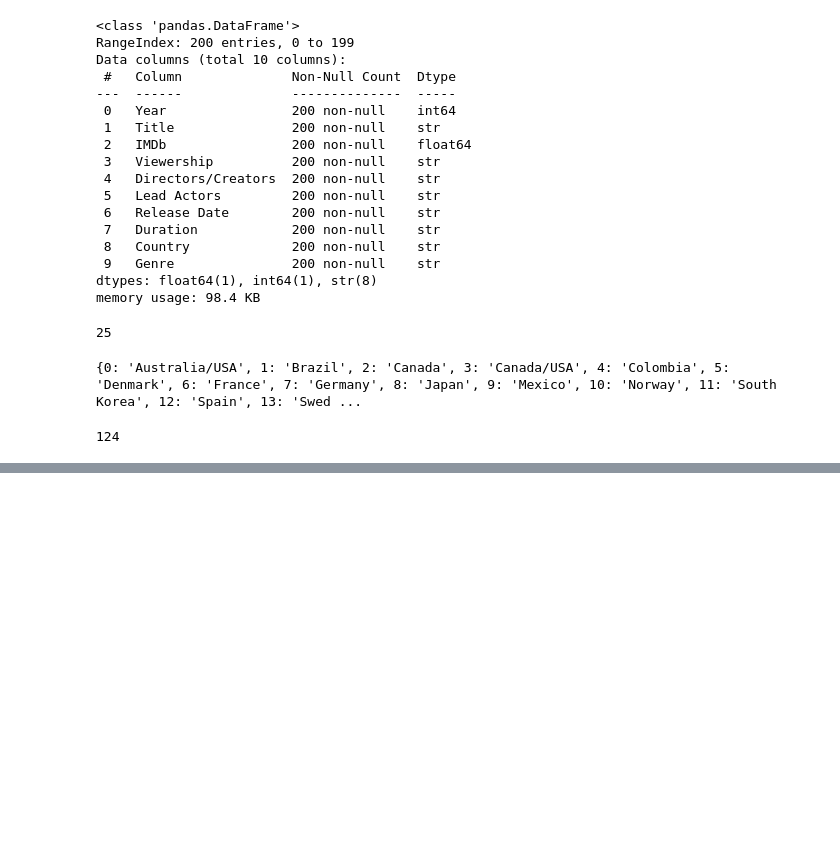
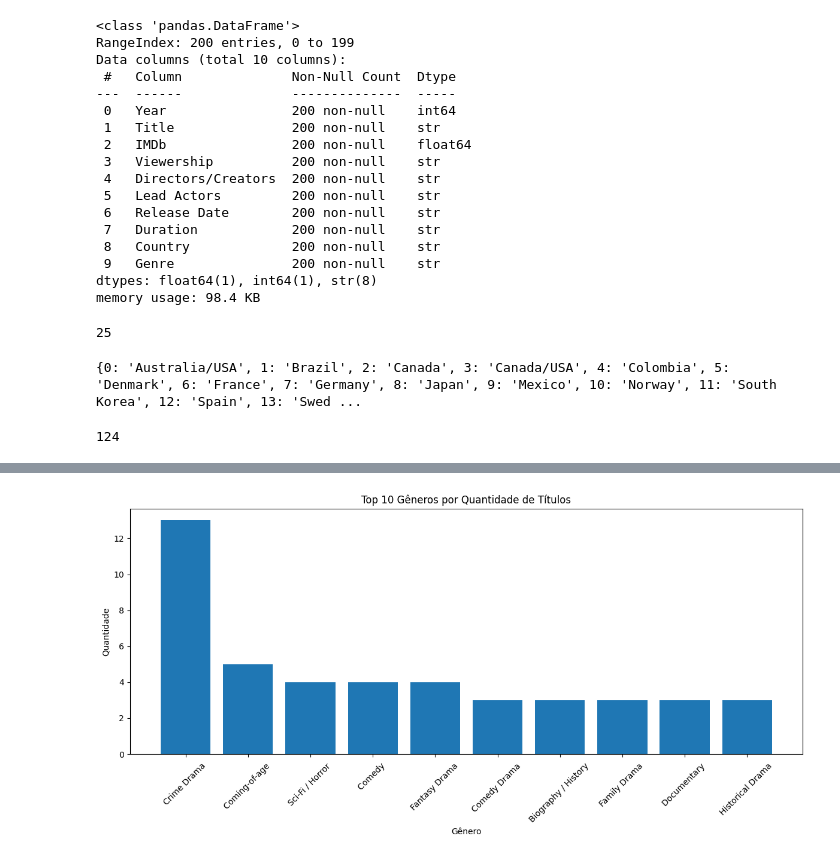
Before and after one commit to guvmancilha-debug/Scitec_Dado-AI, a Jupyter notebook: Atividade02.ipynb, the cells around one changed output, grey strips where cells are left out. Drawn from its saved outputs; the diff is of its cells as text; code cells hidden in the pictures; blank space fills up the shorter version.

```diff
--- a/Atividade02.ipynb
+++ b/Atividade02.ipynb
@@ -72,0 +80,15 @@ memory usage: 66.2 KB
+# %%
+top_generos=df['Genre'].value_counts().head(10)
+
+plt.figure(figsize=(12,6))
+plt.bar(top_generos.index, top_generos.values)
+
+plt.title('Top 10 Gêneros por Quantidade de Títulos')
+plt.xlabel('Gênero')
+plt.ylabel('Quantidade')
+
+plt.xticks(rotation=45)
+plt.tight_layout()
+plt.show()
+# %% [output]
+[figure, added]
```
Also changed, not shown: parts of 5 cells of this notebook.
